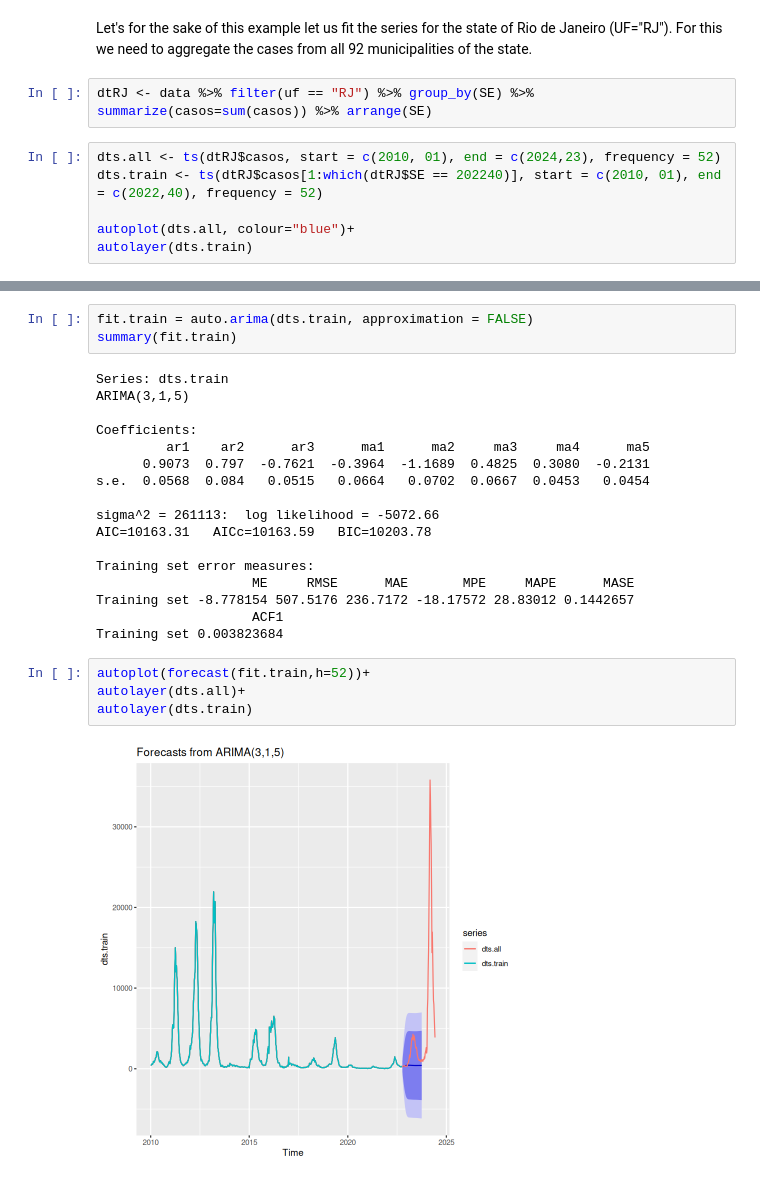
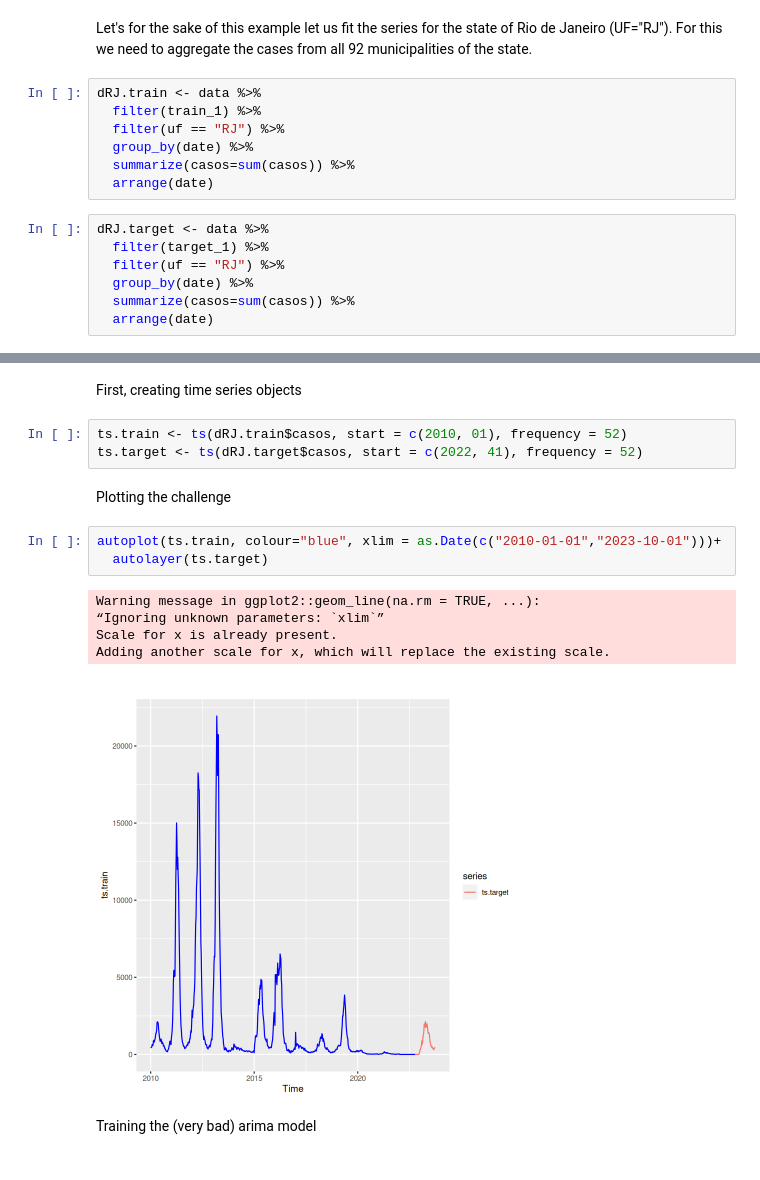
Before and after one commit to Mosqlimate-project/sprint-template, a Jupyter notebook: Demo Notebooks/R demo.ipynb, the cells around one changed output, grey strips where cells are left out. Saved outputs shown, nothing was run; the diff lists cells and outputs as text.

```diff
--- a/Demo Notebooks/R demo.ipynb
+++ b/Demo Notebooks/R demo.ipynb
@@ -83,10 +85,16 @@ Registered S3 method overwritten by 'quantmod':
 # %% [markdown]
 Let's for the sake of this example let us fit the series for the state of Rio de Janeiro (UF="RJ"). For this we need to aggregate the cases from all 92 municipalities of the state.
 # %%
-dtRJ <- data %>% filter(uf == "RJ") %>% group_by(SE) %>% summarize(casos=sum(casos)) %>% arrange(SE)
+dRJ.train <- data %>%
+  filter(train_1) %>%
+  filter(uf == "RJ") %>%
+  group_by(date) %>%
+  summarize(casos=sum(casos)) %>%
+  arrange(date)
 # %%
-dts.all <- ts(dtRJ$casos, start = c(2010, 01), end = c(2024,23), frequency = 52)
-dts.train <- ts(dtRJ$casos[1:which(dtRJ$SE == 202240)], start = c(2010, 01), end = c(2022,40), frequency = 52)
-
-autoplot(dts.all, colour="blue")+
-autolayer(dts.train)
+dRJ.target <- data %>%
+  filter(target_1) %>%
+  filter(uf == "RJ") %>%
+  group_by(date) %>%
+  summarize(casos=sum(casos)) %>%
+  arrange(date)
@@ -131,27 +101,19 @@ require(graphics) ts(1:10, frequency = 4, start = c(1959, 2)) # 2nd Quarter of 1
+# %% [markdown]
+First, creating time series objects
 # %%
-fit.train = auto.arima(dts.train, approximation = FALSE)
-summary(fit.train)
+ts.train <- ts(dRJ.train$casos, start = c(2010, 01), frequency = 52)
+ts.target <- ts(dRJ.target$casos, start = c(2022, 41), frequency = 52)
-# %% [output]
-Series: dts.train
-ARIMA(3,1,5)
-
-Coefficients:
-         ar1    ar2      ar3      ma1      ma2     ma3     ma4      ma5
-      0.9073  0.797  -0.7621  -0.3964  -1.1689  0.4825  0.3080  -0.2131
-s.e.  0.0568  0.084   0.0515   0.0664   0.0702  0.0667  0.0453   0.0454
-
-sigma^2 = 261113:  log likelihood = -5072.66
-AIC=10163.31   AICc=10163.59   BIC=10203.78
-
-Training set error measures:
-                    ME     RMSE      MAE       MPE     MAPE      MASE
-Training set -8.778154 507.5176 236.7172 -18.17572 28.83012 0.1442657
-                    ACF1
-Training set 0.003823684
+# %% [markdown]
+Plotting the challenge
 # %%
-autoplot(forecast(fit.train,h=52))+
-autolayer(dts.all)+
-autolayer(dts.train)
+autoplot(ts.train, colour="blue", xlim = as.Date(c("2010-01-01","2023-10-01")))+
+  autolayer(ts.target)
 # %% [output]
+Warning message in ggplot2::geom_line(na.rm = TRUE, ...):
+“Ignoring unknown parameters: `xlim`”
+Scale for x is already present.
+Adding another scale for x, which will replace the existing scale.
-[figure, old version]
+[figure, new version]
+# %% [markdown]
+Training the (very bad) arima model
 # %%
```
Also changed, not shown: parts of 16 cells of this notebook, 2 other files.
